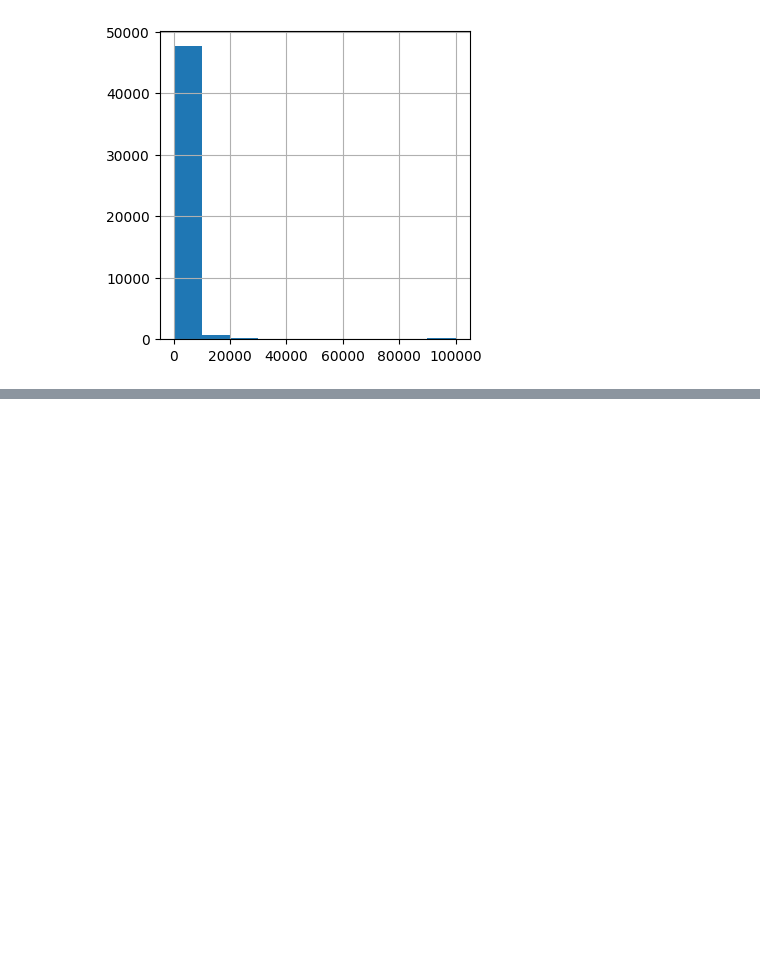
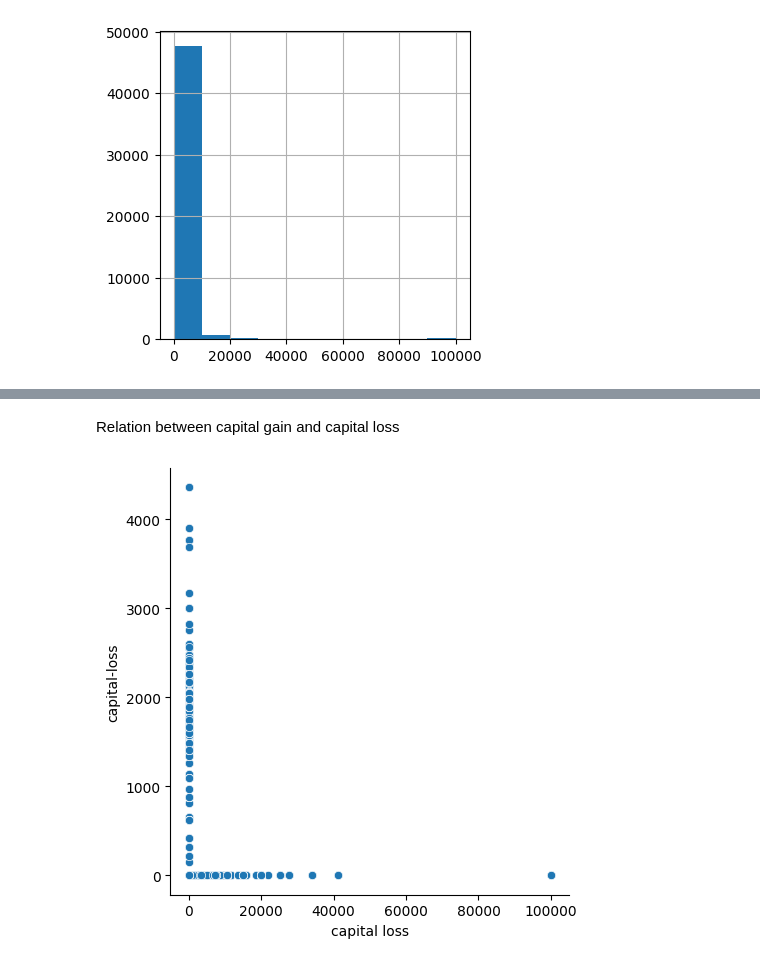
Before and after one commit to dinesh16adh/Data-Science-Projects., a Jupyter notebook: simple_eda_on_income_data.ipynb, the cells around one changed output, grey strips where cells are left out. Saved outputs shown, nothing was run; the diff lists cells and outputs as text; code cells hidden in the pictures; blank space fills up the shorter version.

```diff
--- a/simple_eda_on_income_data.ipynb
+++ b/simple_eda_on_income_data.ipynb
@@ -187,0 +201,9 @@ plt.show()
+# %% [markdown]
+Relation between capital gain and capital loss
+# %%
+sns.relplot(x='capital-gain',y='capital-loss',data=data)
+plt.xlabel('capital gain')
+plt.xlabel('capital loss')
+plt.show()
+# %% [output]
+[figure, added]
```
Also changed, not shown: parts of 4 cells of this notebook.
